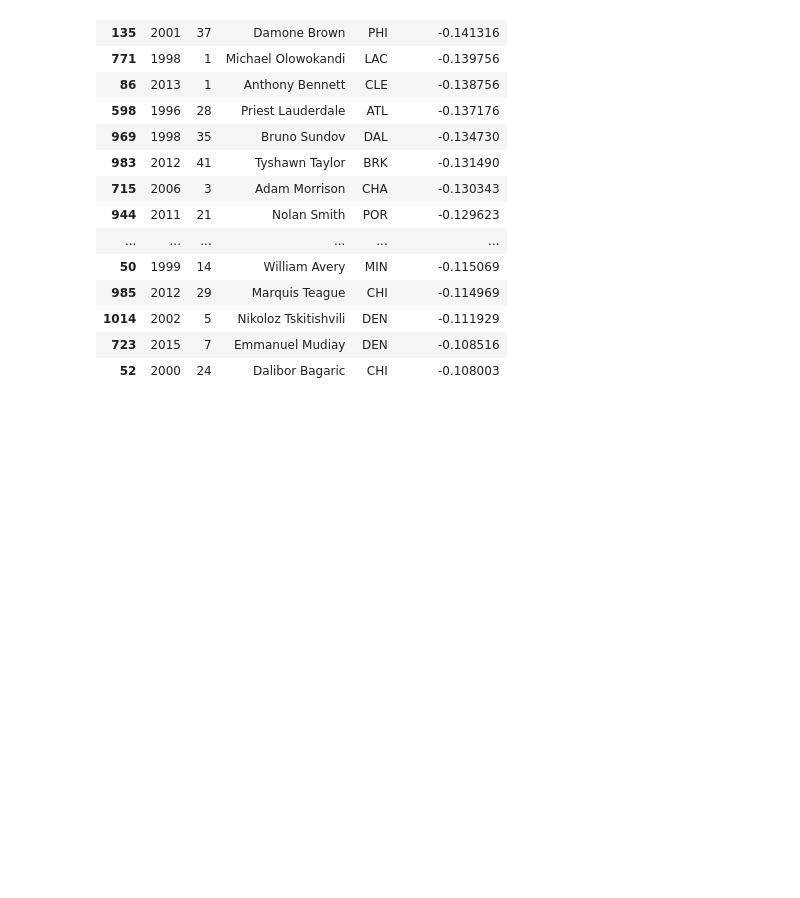
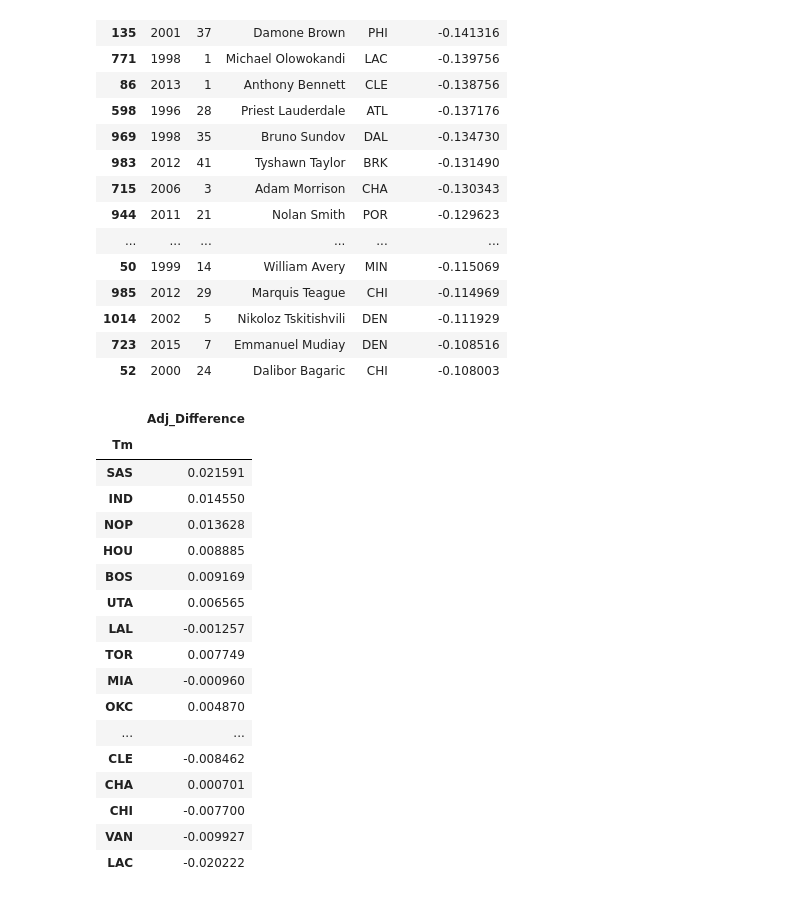
Before and after one commit to mattignal/NBADraftTeamComparison, a Jupyter notebook: SortedValue.ipynb, the cells around one changed output. Cells and saved outputs as stored; diff of their text form; code cells hidden in the pictures; blank space fills up the shorter version.

```diff
--- a/SortedValue.ipynb
+++ b/SortedValue.ipynb
@@ -89,3 +87,27 @@ df.sort('Adj_Difference').head(20)[['Year', 'Pk', 'Player', 'Tm', 'Adj_Differenc
 | 1014 | 2002 | 5 | Nikoloz Tskitishvili | DEN | -0.111929 |
 | 723 | 2015 | 7 | Emmanuel Mudiay | DEN | -0.108516 |
 | 52 | 2000 | 24 | Dalibor Bagaric | CHI | -0.108003 |
+# %%
+# Add up for each team since 1996
+df_TM = df.groupby('Tm').mean()
+df_TM = df_TM.sort('Difference', ascending=False)[['Adj_Difference']]
+df_TM
+# %% [output]
+|  | Adj_Difference |
+| Tm |  |
+| SAS | 0.021591 |
+| IND | 0.014550 |
+| NOP | 0.013628 |
+| HOU | 0.008885 |
+| BOS | 0.009169 |
+| UTA | 0.006565 |
+| LAL | -0.001257 |
+| TOR | 0.007749 |
+| MIA | -0.000960 |
+| OKC | 0.004870 |
+| ... | ... |
+| CLE | -0.008462 |
+| CHA | 0.000701 |
+| CHI | -0.007700 |
+| VAN | -0.009927 |
+| LAC | -0.020222 |
```
Also changed, not shown: parts of 1 cell of this notebook, 1 other file.
